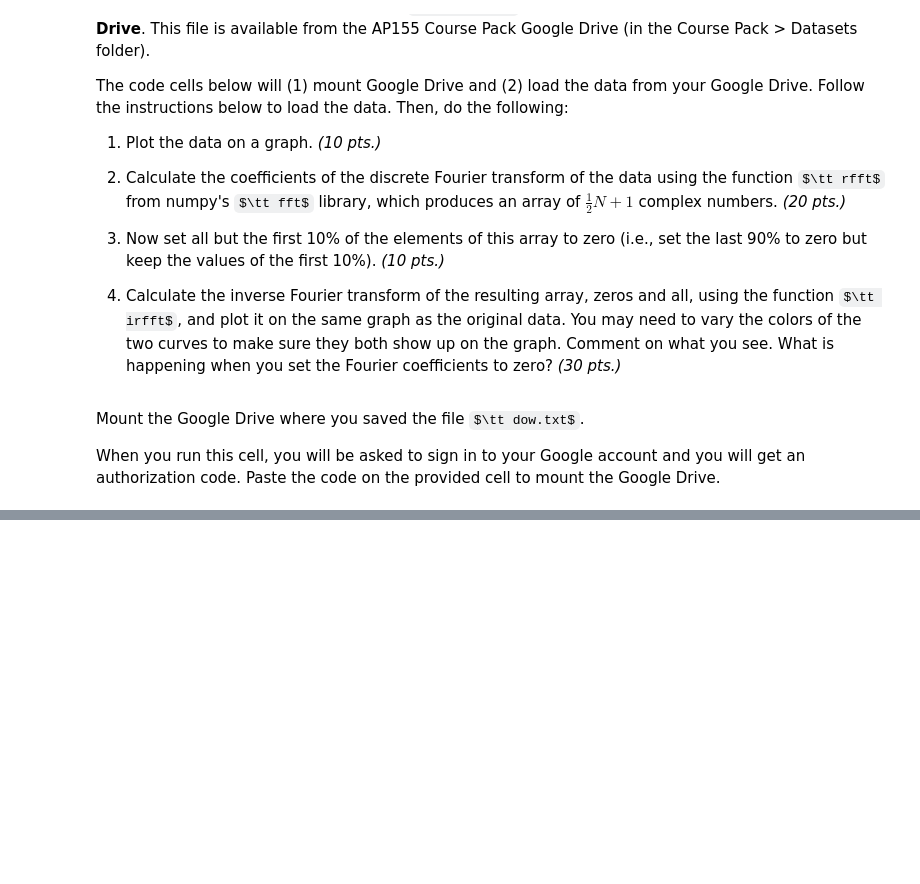
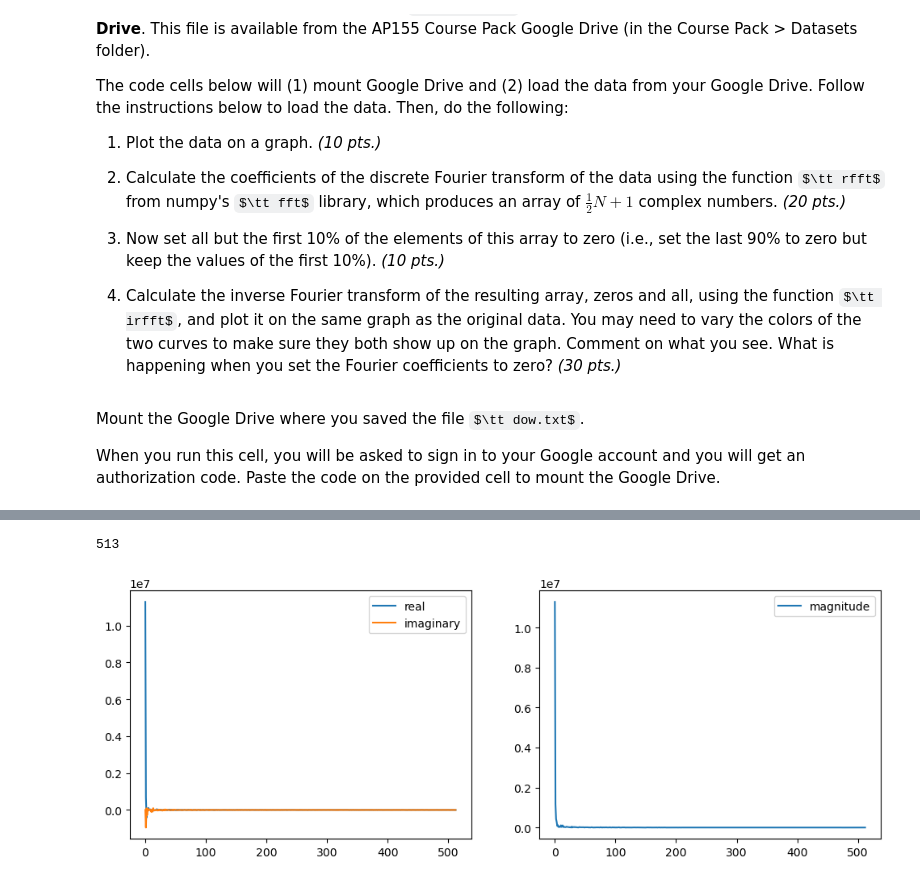
Before and after one commit to mjluminarias/apphy155hx3, a Jupyter notebook: lab_assignments/lab_assignment_03/lab_assignment_module3_luminarias11-2-23.ipynb, the cells around one changed output, grey strips where cells are left out. Cells and saved outputs as stored; diff of their text form; code cells hidden in the pictures; some formulas as TeX source; blank space fills up the shorter version.

```diff
--- a/lab_assignments/lab_assignment_03/lab_assignment_module3_luminarias11-2-23.ipynb
+++ b/lab_assignments/lab_assignment_03/lab_assignment_module3_luminarias11-2-23.ipynb
@@ -88,0 +138,3 @@ Now you can start to write code for this problem!
+# %%
+from numpy.fft import rfft     # Fast Fourrier Transform
+ft_dow = rfft(dow)
@@ -88,0 +161,18 @@ Now you can start to write code for this problem!
+# %%
+print(len(ft_dow))
+
+plt.figure(figsize = (12,4))
+
+plt.subplot(1, 2, 1)
+plt.plot(np.real(ft_dow), label = "real")
+plt.plot(np.imag(ft_dow), label = "imaginary")
+plt.legend()
+
+plt.subplot(1, 2, 2)
+plt.plot(abs(ft_dow), label = "magnitude")
+plt.legend()
+
+plt.show()
+# %% [output]
+513
+[figure, added]
```
Also changed, not shown: parts of 20 cells of this notebook, 7 other files.
